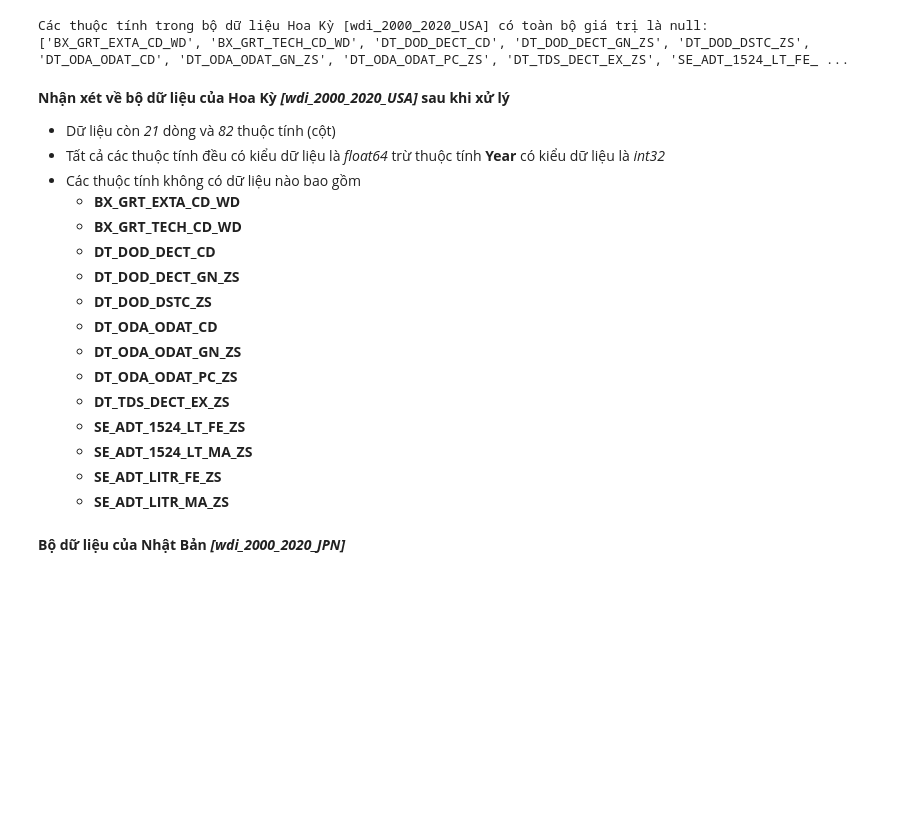
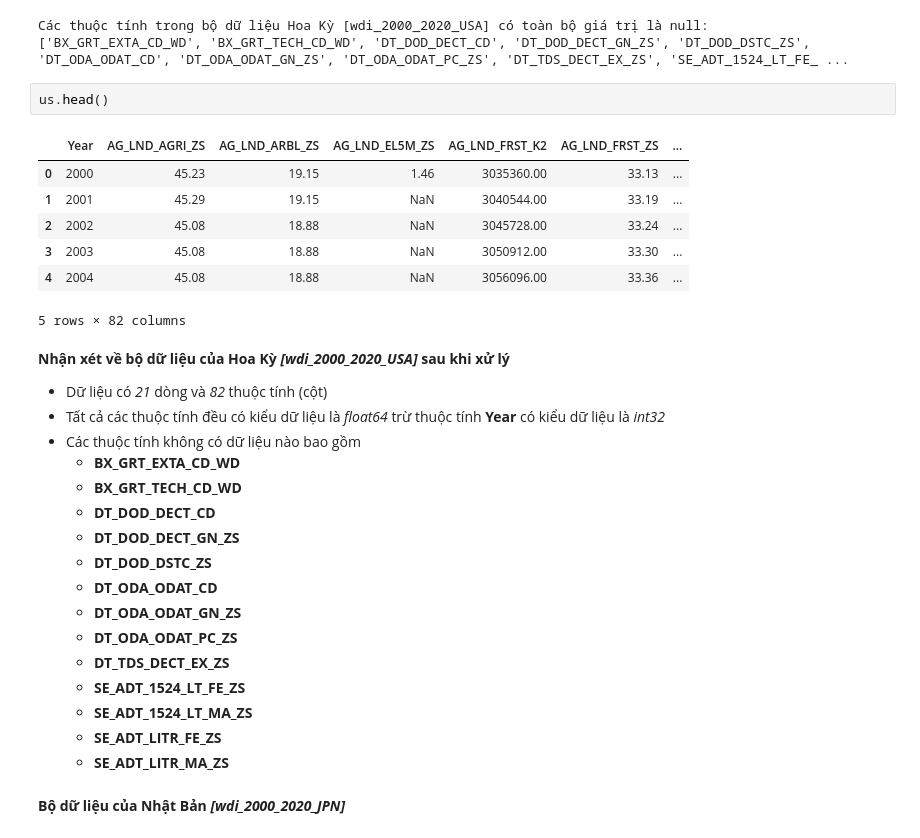
Before and after one commit to 0Nguyen0Cong0Tuan0/Data-Visualization, a Jupyter notebook: Lab2/main.ipynb, the cells around one changed output. Cells and saved outputs as stored; diff of their text form; blank space fills up the shorter version.

```diff
--- a/Lab2/main.ipynb
+++ b/Lab2/main.ipynb
@@ -416,9 +506,19 @@ print(us_null_columns)
 # %% [output]
 Các thuộc tính trong bộ dữ liệu Hoa Kỳ [wdi_2000_2020_USA] có toàn bộ giá trị là null:
 ['BX_GRT_EXTA_CD_WD', 'BX_GRT_TECH_CD_WD', 'DT_DOD_DECT_CD', 'DT_DOD_DECT_GN_ZS', 'DT_DOD_DSTC_ZS', 'DT_ODA_ODAT_CD', 'DT_ODA_ODAT_GN_ZS', 'DT_ODA_ODAT_PC_ZS', 'DT_TDS_DECT_EX_ZS', 'SE_ADT_1524_LT_FE_ ...
+# %%
+us.head()
+# %% [output]
+|  | Year | AG_LND_AGRI_ZS | AG_LND_ARBL_ZS | AG_LND_EL5M_ZS | AG_LND_FRST_K2 | AG_LND_FRST_ZS | ... |
+| 0 | 2000 | 45.23 | 19.15 | 1.46 | 3035360.00 | 33.13 | ... |
+| 1 | 2001 | 45.29 | 19.15 | NaN | 3040544.00 | 33.19 | ... |
+| 2 | 2002 | 45.08 | 18.88 | NaN | 3045728.00 | 33.24 | ... |
+| 3 | 2003 | 45.08 | 18.88 | NaN | 3050912.00 | 33.30 | ... |
+| 4 | 2004 | 45.08 | 18.88 | NaN | 3056096.00 | 33.36 | ... |
+5 rows × 82 columns
 # %% [markdown]
 **Nhận xét về bộ dữ liệu của Hoa Kỳ *[wdi_2000_2020_USA]* sau khi xử lý**
-- Dữ liệu còn *21* dòng và *82* thuộc tính (cột)
+- Dữ liệu có *21* dòng và *82* thuộc tính (cột)
 - Tất cả các thuộc tính đều có kiểu dữ liệu là *float64* trừ thuộc tính **Year** có kiểu dữ liệu là *int32*
 - Các thuộc tính không có dữ liệu nào bao gồm
     - **BX_GRT_EXTA_CD_WD**
```
Also changed, not shown: parts of 16 cells of this notebook, 3 other files.
